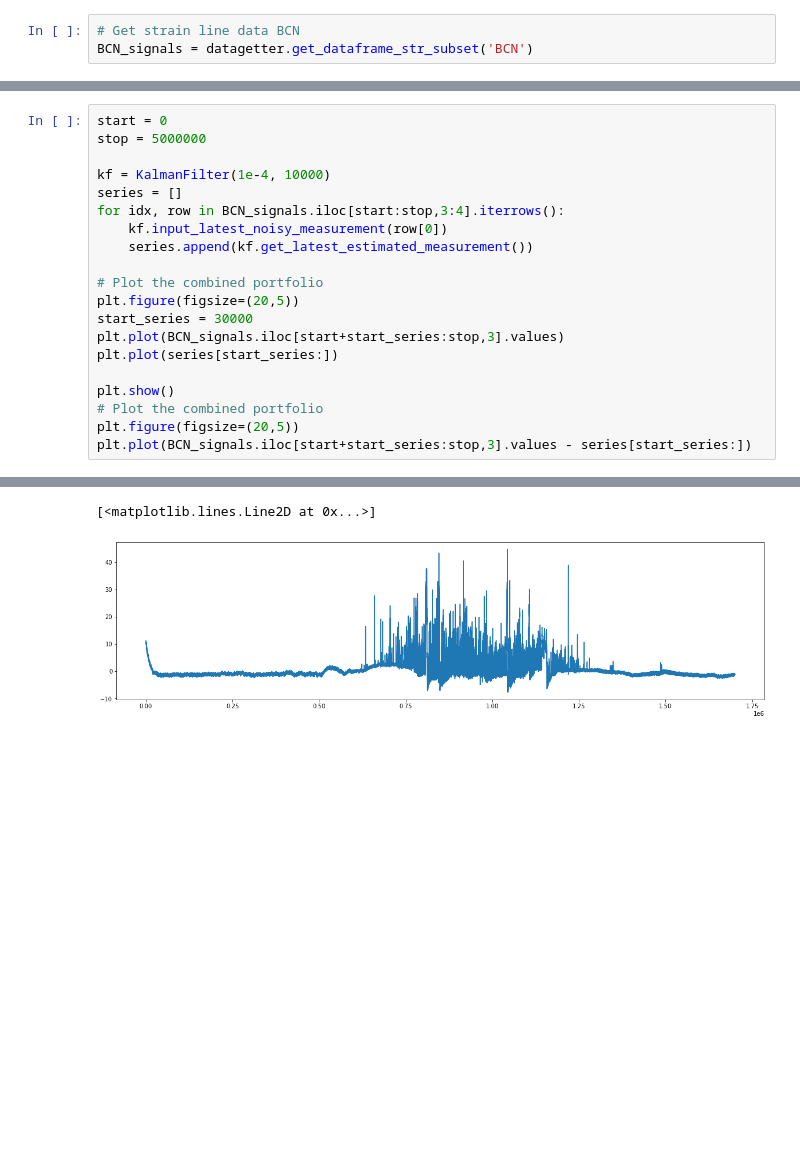
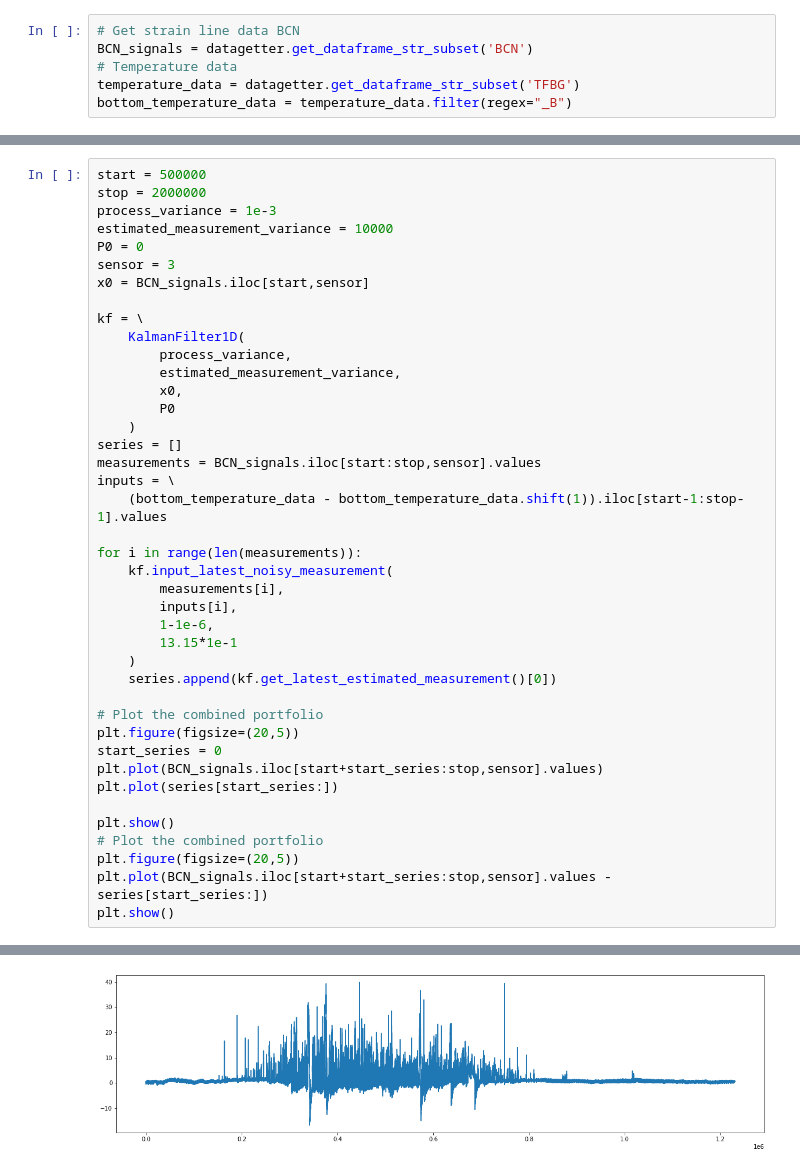
Before and after one commit to WEILMAX/dw_events, a Jupyter notebook: dw_events/notebooks/mw2_kalmanfilter.ipynb, the cells around one changed output, grey strips where cells are left out. Cells and saved outputs as stored; diff of their text form; blank space fills up the shorter version.

Commit message:
tried KalmanFilter1D with input, no real improvement

```diff
--- a/dw_events/notebooks/mw2_kalmanfilter.ipynb
+++ b/dw_events/notebooks/mw2_kalmanfilter.ipynb
@@ -21,3 +38,6 @@ strain_data = datagetter.get_strain_data()
 # %%
 # Get strain line data BCN
 BCN_signals = datagetter.get_dataframe_str_subset('BCN')
+# Temperature data
+temperature_data = datagetter.get_dataframe_str_subset('TFBG')
+bottom_temperature_data = temperature_data.filter(regex="_B")
@@ -65,21 +92,42 @@ plt.plot(BCN_signals.iloc[start:stop,3].values)
 # %%
-start = 0
-stop = 5000000
+start = 500000
+stop = 2000000
+process_variance = 1e-3
+estimated_measurement_variance = 10000
+P0 = 0
+sensor = 3
+x0 = BCN_signals.iloc[start,sensor]
 
-kf = KalmanFilter(1e-4, 10000)
+kf = \
+    KalmanFilter1D(
+        process_variance,
+        estimated_measurement_variance,
+        x0,
+        P0
+    )
 series = []
-for idx, row in BCN_signals.iloc[start:stop,3:4].iterrows():
-    kf.input_latest_noisy_measurement(row[0])
-    series.append(kf.get_latest_estimated_measurement())
+measurements = BCN_signals.iloc[start:stop,sensor].values
+inputs = \
+    (bottom_temperature_data - bottom_temperature_data.shift(1)).iloc[start-1:stop-1].values
+
+for i in range(len(measurements)):
+    kf.input_latest_noisy_measurement(
+        measurements[i],
+        inputs[i],
+        1-1e-6,
+        13.15*1e-1
+    )
+    series.append(kf.get_latest_estimated_measurement()[0])
 
 # Plot the combined portfolio
 plt.figure(figsize=(20,5))
-start_series = 30000
-plt.plot(BCN_signals.iloc[start+start_series:stop,3].values)
+start_series = 0
+plt.plot(BCN_signals.iloc[start+start_series:stop,sensor].values)
 plt.plot(series[start_series:])
 
 plt.show()
 # Plot the combined portfolio
 plt.figure(figsize=(20,5))
-plt.plot(BCN_signals.iloc[start+start_series:stop,3].values - series[start_series:])
+plt.plot(BCN_signals.iloc[start+start_series:stop,sensor].values - series[start_series:])
+plt.show()
 # %% [output]
@@ -87,2 +135 @@ plt.plot(BCN_signals.iloc[start+start_series:stop,3].values - series[start_serie
-[<matplotlib.lines.Line2D at 0x...>]
-[figure, old version]
+[figure, new version]
```
Also changed, not shown: parts of 10 cells of this notebook, 4 other files.
